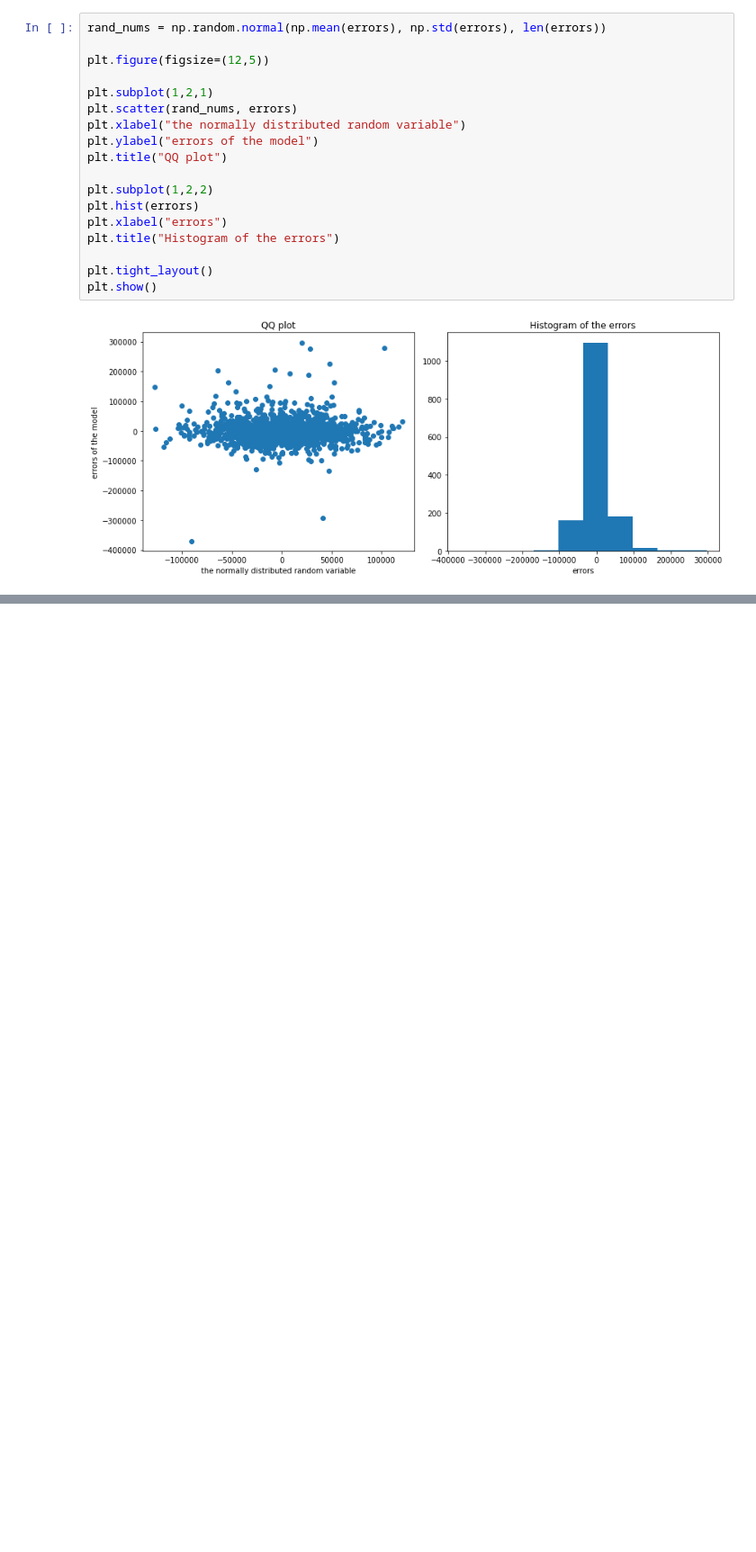
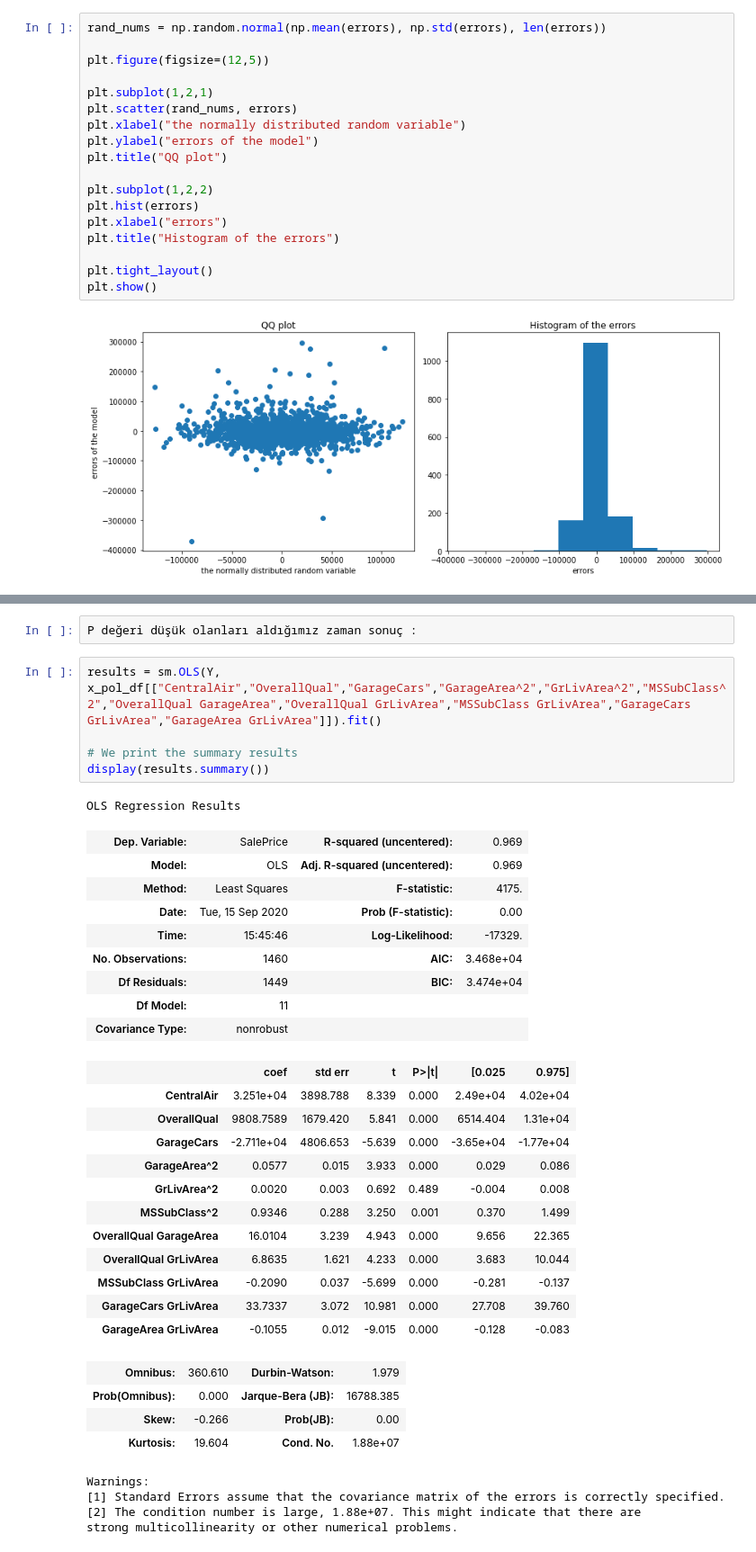
Before and after one commit to FurkanSrtc/DataScience, a Jupyter notebook: Assignments for Regression_Problems/A_02_simple_linear_regression_models.ipynb, the cells around one changed output, grey strips where cells are left out. Shown: that part at 90% size. Cells and saved outputs as stored; diff of their text form; blank space fills up the shorter version.

```diff
--- a/Assignments for Regression_Problems/A_02_simple_linear_regression_models.ipynb
+++ b/Assignments for Regression_Problems/A_02_simple_linear_regression_models.ipynb
@@ -350,0 +510,38 @@ plt.show()
+# %%
+P değeri düşük olanları aldığımız zaman sonuç :
+# %%
+results = sm.OLS(Y, x_pol_df[["CentralAir","OverallQual","GarageCars","GarageArea^2","GrLivArea^2","MSSubClass^2","OverallQual GarageArea","OverallQual GrLivArea","MSSubClass GrLivArea","GarageCars GrLivArea","GarageArea GrLivArea"]]).fit()
+
+# We print the summary results
+display(results.summary())
+# %% [output]
+OLS Regression Results
+| Dep. Variable: | SalePrice | R-squared (uncentered): | 0.969 |
+| Model: | OLS | Adj. R-squared (uncentered): | 0.969 |
+| Method: | Least Squares | F-statistic: | 4175. |
+| Date: | Tue, 15 Sep 2020 | Prob (F-statistic): | 0.00 |
+| Time: | 15:45:46 | Log-Likelihood: | -17329. |
+| No. Observations: | 1460 | AIC: | 3.468e+04 |
+| Df Residuals: | 1449 | BIC: | 3.474e+04 |
+| Df Model: | 11 |  |  |
+| Covariance Type: | nonrobust |  |  |
+|  | coef | std err | t | P>|t| | [0.025 | 0.975] |
+| CentralAir | 3.251e+04 | 3898.788 | 8.339 | 0.000 | 2.49e+04 | 4.02e+04 |
+| OverallQual | 9808.7589 | 1679.420 | 5.841 | 0.000 | 6514.404 | 1.31e+04 |
+| GarageCars | -2.711e+04 | 4806.653 | -5.639 | 0.000 | -3.65e+04 | -1.77e+04 |
+| GarageArea^2 | 0.0577 | 0.015 | 3.933 | 0.000 | 0.029 | 0.086 |
+| GrLivArea^2 | 0.0020 | 0.003 | 0.692 | 0.489 | -0.004 | 0.008 |
+| MSSubClass^2 | 0.9346 | 0.288 | 3.250 | 0.001 | 0.370 | 1.499 |
+| OverallQual GarageArea | 16.0104 | 3.239 | 4.943 | 0.000 | 9.656 | 22.365 |
+| OverallQual GrLivArea | 6.8635 | 1.621 | 4.233 | 0.000 | 3.683 | 10.044 |
+| MSSubClass GrLivArea | -0.2090 | 0.037 | -5.699 | 0.000 | -0.281 | -0.137 |
+| GarageCars GrLivArea | 33.7337 | 3.072 | 10.981 | 0.000 | 27.708 | 39.760 |
+| GarageArea GrLivArea | -0.1055 | 0.012 | -9.015 | 0.000 | -0.128 | -0.083 |
+| Omnibus: | 360.610 | Durbin-Watson: | 1.979 |
+| Prob(Omnibus): | 0.000 | Jarque-Bera (JB): | 16788.385 |
+| Skew: | -0.266 | Prob(JB): | 0.00 |
+| Kurtosis: | 19.604 | Cond. No. | 1.88e+07 |
+Warnings:
+[1] Standard Errors assume that the covariance matrix of the errors is correctly specified.
+[2] The condition number is large, 1.88e+07. This might indicate that there are
+strong multicollinearity or other numerical problems.
```
Also changed, not shown: parts of 10 cells of this notebook.
